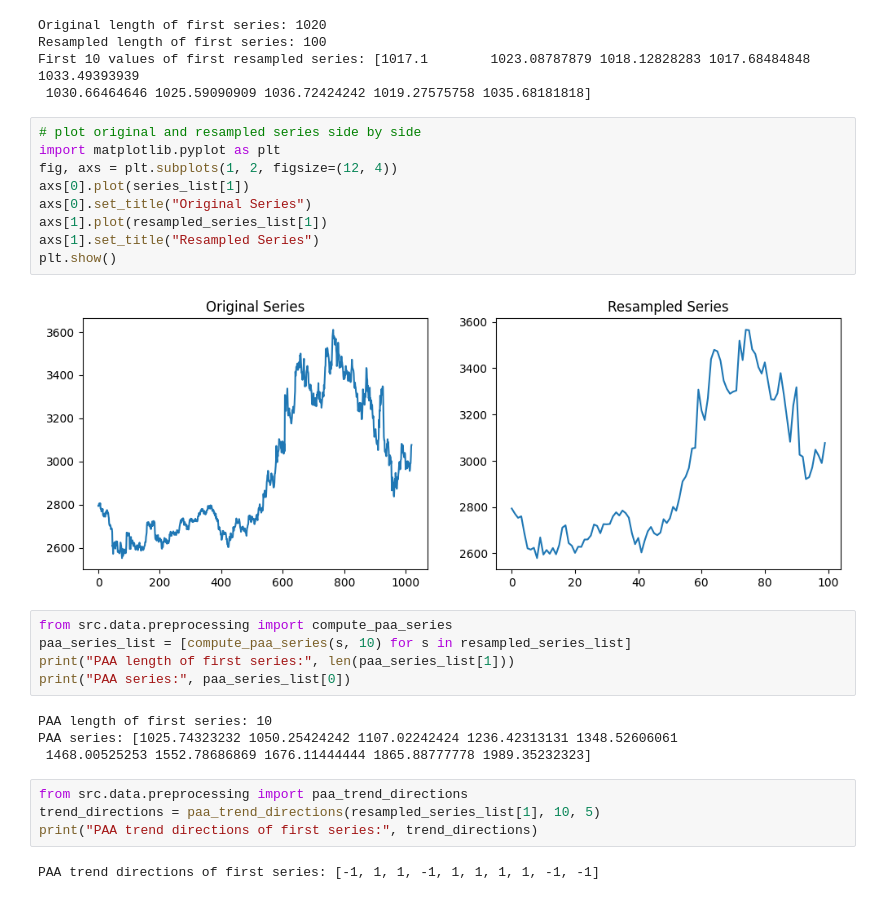
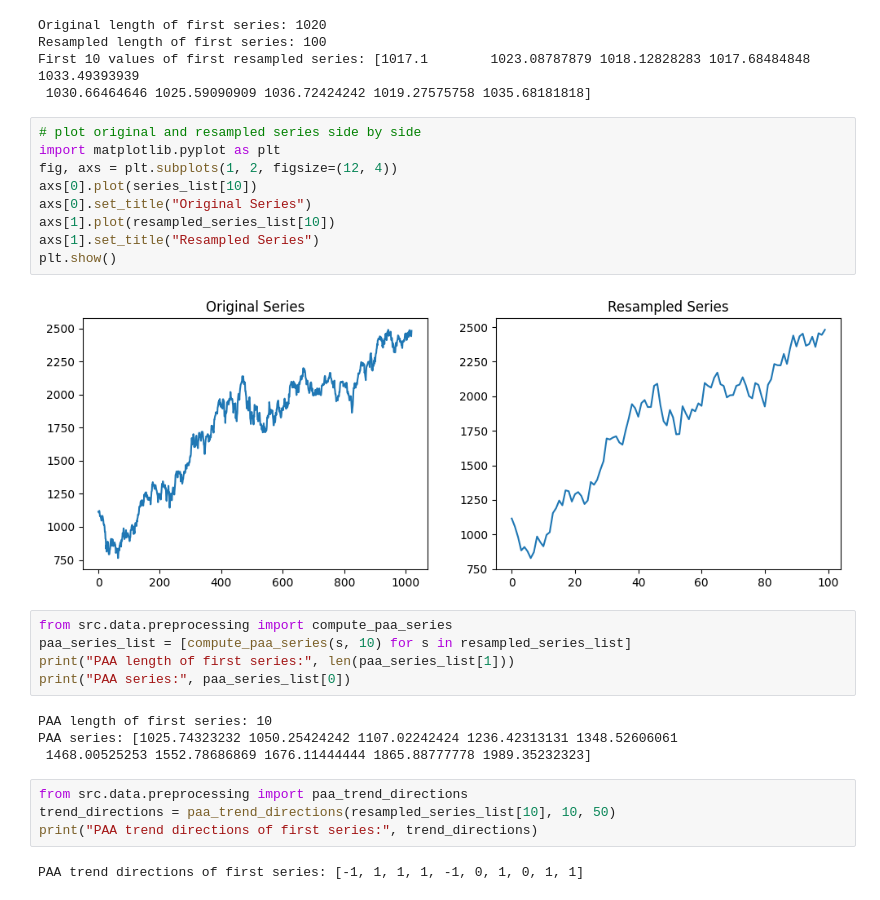
Before and after one commit to bennyp85/SIT746---Research-Project, a Jupyter notebook: experiments/m4_eda.ipynb, the cells around one changed output. Drawn from its saved outputs; the diff is of its cells as text.

```diff
--- a/experiments/m4_eda.ipynb
+++ b/experiments/m4_eda.ipynb
@@ -117,14 +117,14 @@ First 10 values of first resampled series: [1017.1        1023.08787879 1018.128
 # %%
 # plot original and resampled series side by side
 import matplotlib.pyplot as plt
 fig, axs = plt.subplots(1, 2, figsize=(12, 4))
-axs[0].plot(series_list[1])
+axs[0].plot(series_list[10])
 axs[0].set_title("Original Series")
-axs[1].plot(resampled_series_list[1])
+axs[1].plot(resampled_series_list[10])
 axs[1].set_title("Resampled Series")
 plt.show()
 # %% [output]
-[figure, old version]
+[figure, new version]
 # %%
 from src.data.preprocessing import compute_paa_series
 paa_series_list = [compute_paa_series(s, 10) for s in resampled_series_list]
@@ -136,7 +136,7 @@ PAA series: [1025.74323232 1050.25424242 1107.02242424 1236.42313131 1348.526060
  1468.00525253 1552.78686869 1676.11444444 1865.88777778 1989.35232323]
 # %%
 from src.data.preprocessing import paa_trend_directions
-trend_directions = paa_trend_directions(resampled_series_list[1], 10, 5)
+trend_directions = paa_trend_directions(resampled_series_list[10], 10, 50)
 print("PAA trend directions of first series:", trend_directions)
 # %% [output]
-PAA trend directions of first series: [-1, 1, 1, -1, 1, 1, 1, 1, -1, -1]
+PAA trend directions of first series: [-1, 1, 1, 1, -1, 0, 1, 0, 1, 1]
```
Also changed, not shown: 1 other file.
